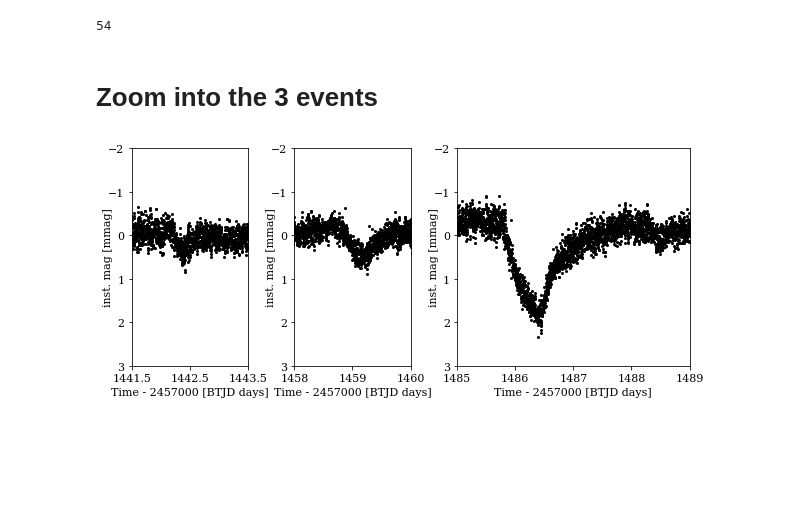
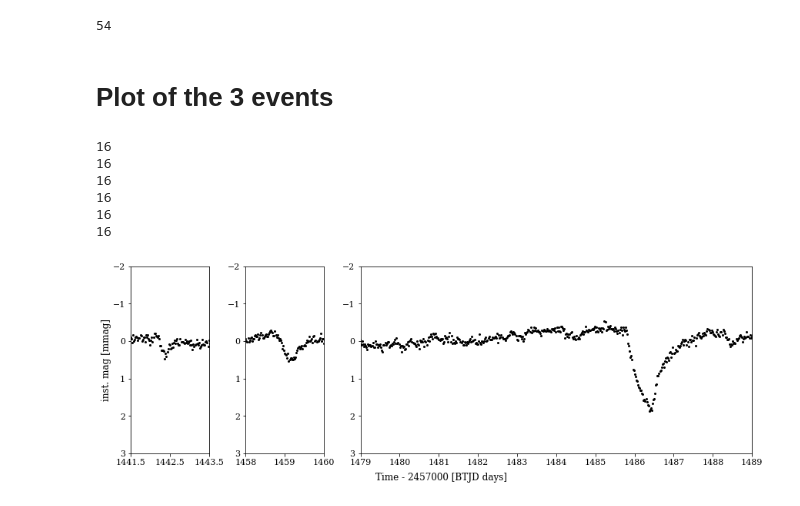
Before and after one commit to sebastian-zieba/betaPic_comet, a Jupyter notebook: construction_of_the_lightcurve.ipynb, the cells around one changed output. Saved outputs shown, nothing was run; the diff lists cells and outputs as text; code cells hidden in the pictures; blank space fills up the shorter version.

Commit message:
Auto stash before merge of "master" and "origin/matt_model"
updated plots

```diff
--- a/construction_of_the_lightcurve.ipynb
+++ b/construction_of_the_lightcurve.ipynb
@@ -1101,7 +1137,7 @@ phs_table = [uncert(phs[i], phs_err[i])[0] for i in range(0, 54)]
 datapairs=np.stack((freqs_table, ampls_table, phs_table), axis=-1)
 np.savetxt('freqs_table.txt',datapairs, fmt="%s")
 # %% [markdown]
-# Zoom into the 3 events
+# Plot of the 3 events
 # %%
 import os
 
@@ -1109,34 +1145,82 @@ datadir = os.getcwd()
 datafile = '/betaPic_mag_res.dat'
 
 t, f = np.loadtxt(datadir + datafile, usecols=(0,1)).T
+# %%
+def bins(time, flux, binsize):
+    n_bins = len(time) // binsize
+    indexes = np.array_split(np.arange(len(time)), n_bins)
+    print((indexes[0]).size)
+    binned_time = np.array([np.mean(time[a]) for a in indexes])
+    binned_flux = np.array([np.mean(flux[a]) for a in indexes])
+    binned_flux_err = np.array([np.std(flux[a])/np.sqrt(a.size) for a in indexes])
+
+    return (binned_time, binned_flux,binned_flux_err)
 # %%
-fig5 = plt.figure(constrained_layout=True, figsize=(10, 4))
+fig5 , ax = plt.subplots(constrained_layout=True, figsize=(12, 4))
 
 plt.rc('font', family='serif', size=11)
 plt.tight_layout()
 
-xmin = [1441.5, 1458, 1485]
+xmin = [1441.5, 1458, 1485-6]
 xmax = [1443.5, 1460, 1489]
 
-widths = [2, 2, 4]
+widths = [2, 2, 10]
+heights = [1,1,1]
 
-np.linspace(xmin[col], xmax[col], widths[col]+1)
+#np.linspace(xmin[col], xmax[col], widths[col]+1)
+
+
+
+ax.set_xlabel('Time - 2457000 [BTJD days]', labelpad=25, fontsize=12)
+ax.set_ylabel('inst. mag [mmag]', labelpad=25, fontsize=12)
+
+ax.tick_params(
+    axis='x',          # changes apply to the x-axis
+    which='both',      # both major and minor ticks are affected
+    bottom=False,      # ticks along the bottom edge are off
+    top=False,         # ticks along the top edge are off
+    labelbottom=False)
+
+ax.tick_params(
+    axis='y',          # changes apply to the x-axis
+    which='both',      # both major and minor ticks are affected
+    bottom=False,      # ticks along the bottom edge are off
+    top=False,         # ticks along the top edge are off
+    labelbottom=False)
+
+ax.spines['top'].set_visible(False)
+ax.spines['right'].set_visible(False)
+ax.spines['bottom'].set_visible(False)
+ax.spines['left'].set_visible(False)
+
+ax.get_xaxis().set_ticks([])
+ax.get_yaxis().set_ticks([])
+
+#ax.axis('off')
 
 spec5 = fig5.add_gridspec(ncols=3, nrows=1, width_ratios=widths)
 for row in range(1):
     for col in range(3):
         ax = fig5.add_subplot(spec5[row, col])
-        ax.scatter(t,1000*f, c='k', s=4)
+        ax.scatter(bins(t, f, 15)[0],1000*bins(t, f, 15)[1], c='k', s=4)
         ax.set_xlim(xmin[col], xmax[col])
         ax.invert_yaxis()
         ax.set_ylim(3,-2)
         ax.set_xticks(np.linspace(xmin[col], xmax[col], widths[col]+1))
         label = 'Width: {}\nHeight: {}'.format(widths[col], heights[row])
-        ax.set_xlabel('Time - 2457000 [BTJD days]')
-        ax.set_ylabel('inst. mag [mmag]', labelpad=-5)
+        #ax.set_xlabel('Time - 2457000 [BTJD days]')
+        #ax.set_ylabel('inst. mag [mmag]', labelpad=-5)
 
-plt.subplots_adjust(wspace=0.3)
 
-fig5.savefig('betaPic_3zoom.pdf', bbox_inches='tight')
+
+plt.subplots_adjust(wspace=0.2)
+
+fig5.savefig('betaPic_3zoom3.pdf', bbox_inches='tight')
 # %% [output]
+16
+16
+16
+16
+16
+16
-[figure, old version]
+[figure, new version]
```
Also changed, not shown: parts of 28 cells of this notebook, 25 other files.
